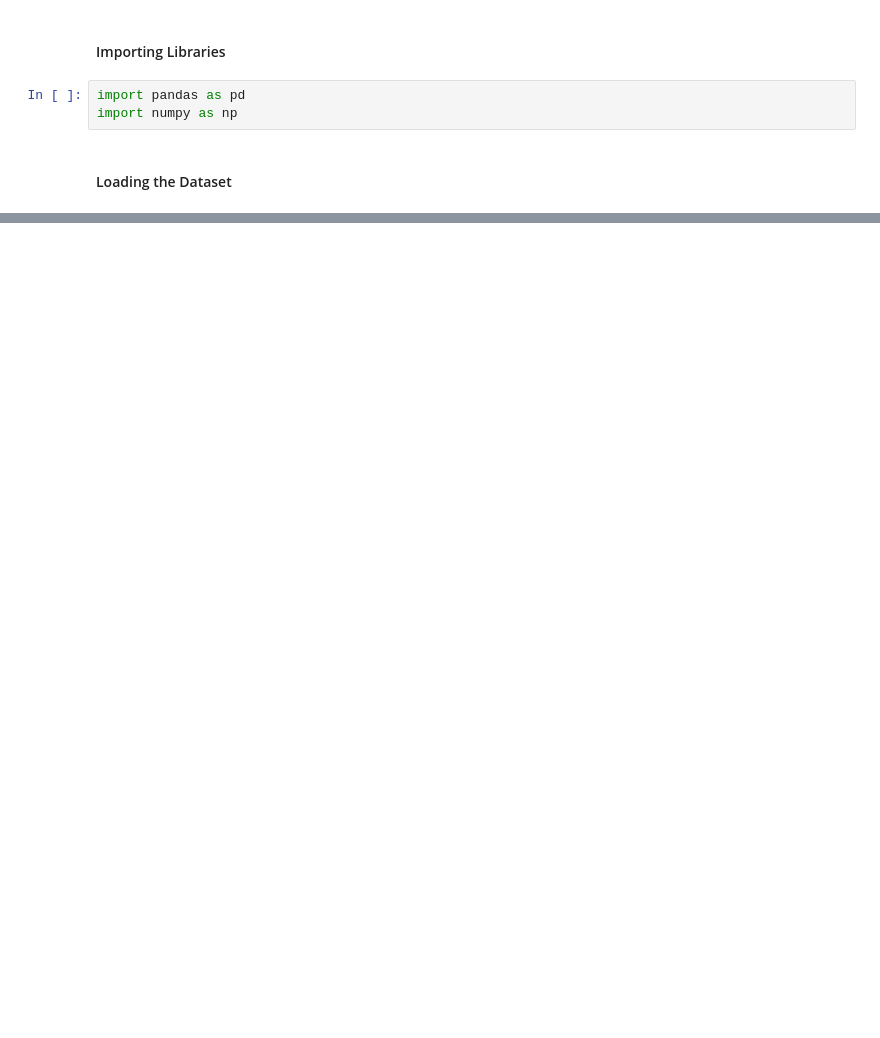
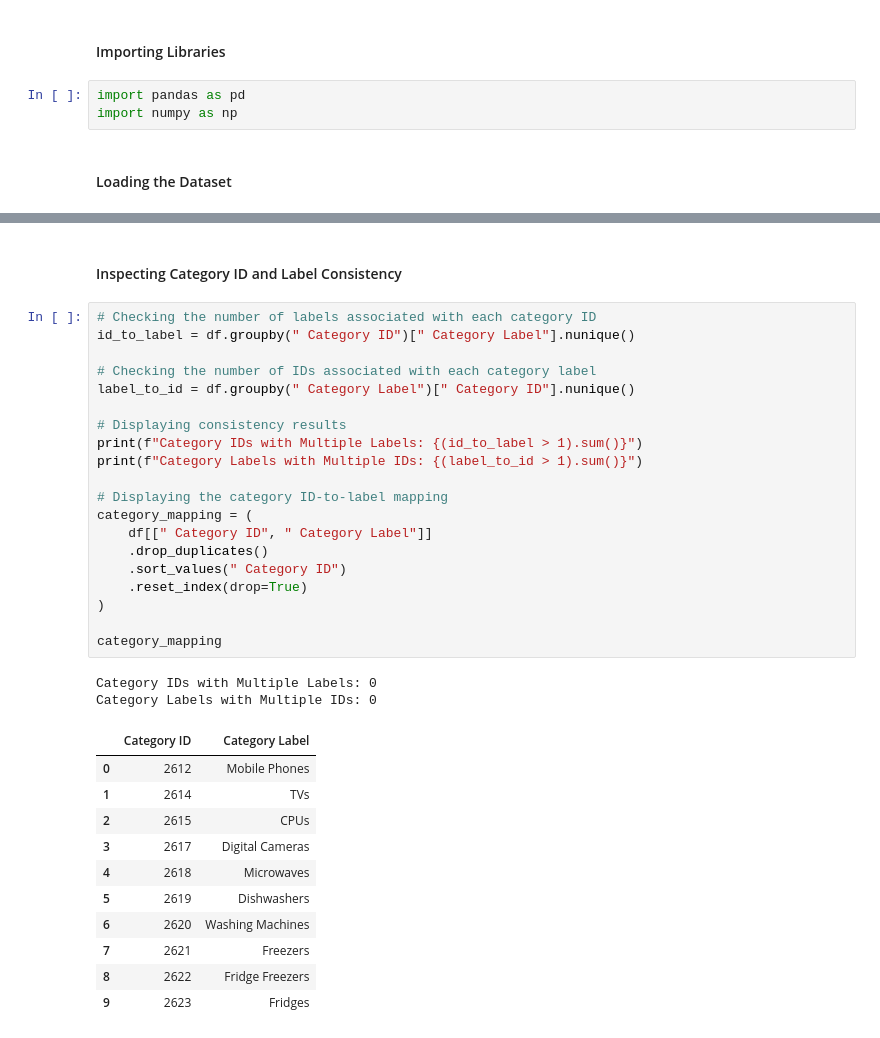
Before and after one commit to TejasMJ/Product-Taxonomy-Intelligence, a Jupyter notebook: notebooks/01_data_understanding.ipynb, the cells around one changed output, grey strips where cells are left out. Saved outputs shown, nothing was run; the diff lists cells and outputs as text; blank space fills up the shorter version.

```diff
--- a/notebooks/01_data_understanding.ipynb
+++ b/notebooks/01_data_understanding.ipynb
@@ -25,0 +230,36 @@ df.head(10)
+# %% [markdown]
+#### Inspecting Category ID and Label Consistency
+# %%
+# Checking the number of labels associated with each category ID
+id_to_label = df.groupby(" Category ID")[" Category Label"].nunique()
+
+# Checking the number of IDs associated with each category label
+label_to_id = df.groupby(" Category Label")[" Category ID"].nunique()
+
+# Displaying consistency results
+print(f"Category IDs with Multiple Labels: {(id_to_label > 1).sum()}")
+print(f"Category Labels with Multiple IDs: {(label_to_id > 1).sum()}")
+
+# Displaying the category ID-to-label mapping
+category_mapping = (
+    df[[" Category ID", " Category Label"]]
+    .drop_duplicates()
+    .sort_values(" Category ID")
+    .reset_index(drop=True)
+)
+
+category_mapping
+# %% [output]
+Category IDs with Multiple Labels: 0
+Category Labels with Multiple IDs: 0
+|  | Category ID | Category Label |
+| 0 | 2612 | Mobile Phones |
+| 1 | 2614 | TVs |
+| 2 | 2615 | CPUs |
+| 3 | 2617 | Digital Cameras |
+| 4 | 2618 | Microwaves |
+| 5 | 2619 | Dishwashers |
+| 6 | 2620 | Washing Machines |
+| 7 | 2621 | Freezers |
+| 8 | 2622 | Fridge Freezers |
+| 9 | 2623 | Fridges |
```
Also changed, not shown: parts of 35 cells of this notebook.
